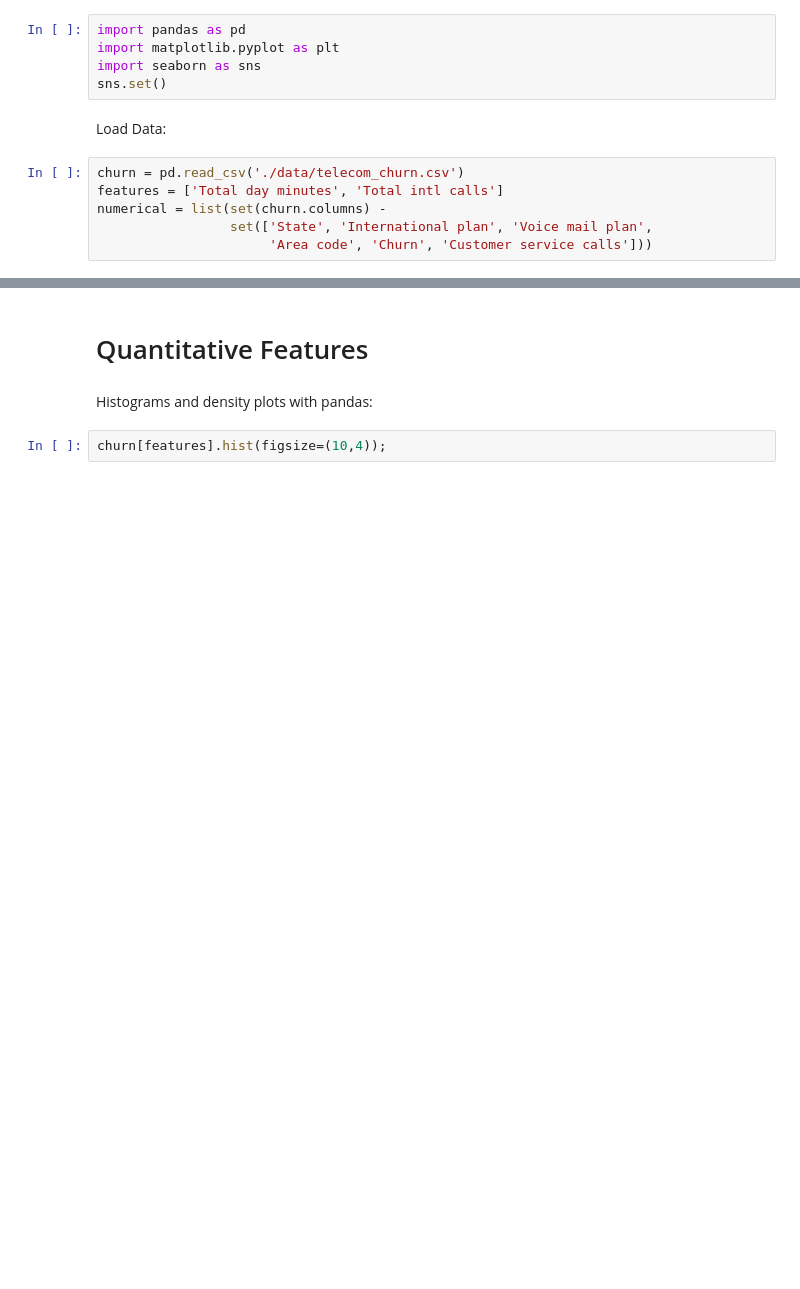
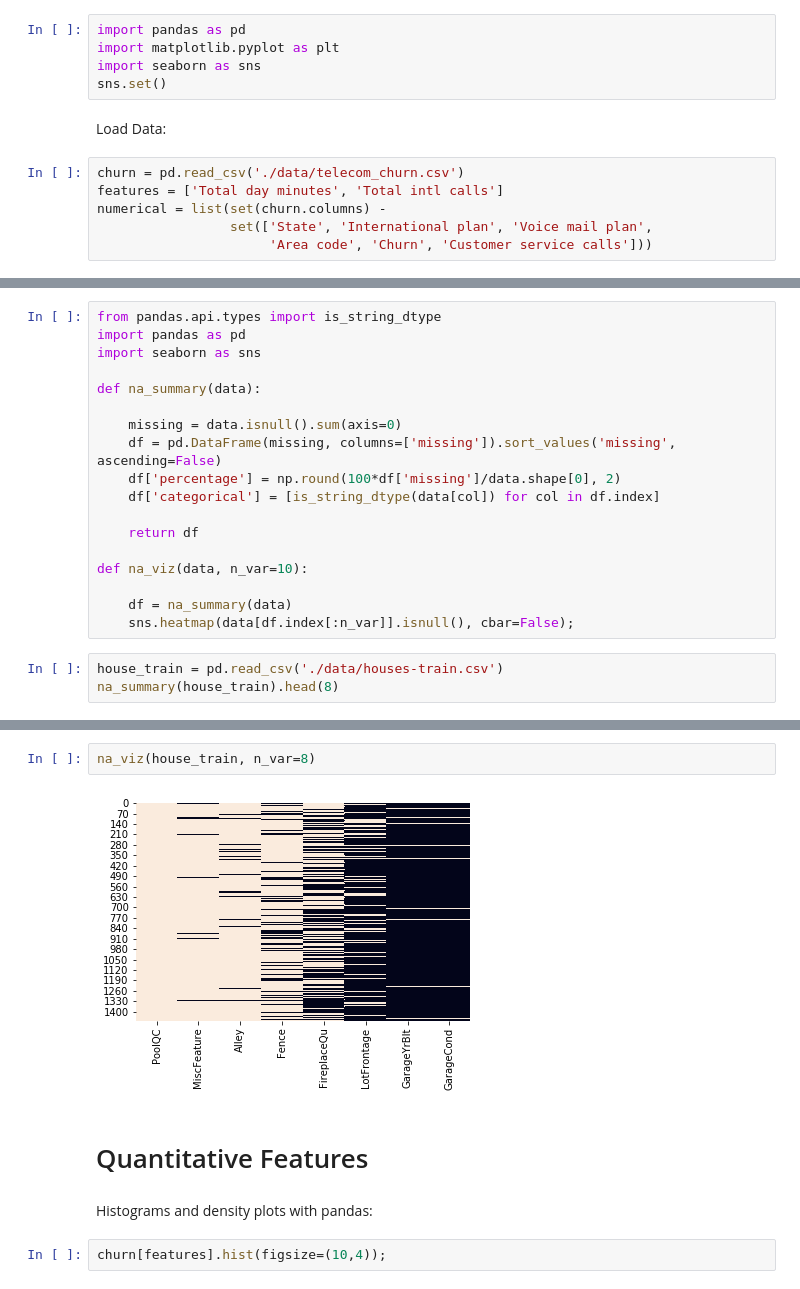
Before and after one commit to diegodebrito/data-science-toolbox, a Jupyter notebook: eda.ipynb, the cells around one changed output, grey strips where cells are left out. Drawn from its saved outputs; the diff is of its cells as text; blank space fills up the shorter version.

```diff
--- a/eda.ipynb
+++ b/eda.ipynb
@@ -13,0 +18,21 @@ numerical = list(set(churn.columns) -
+# %%
+from pandas.api.types import is_string_dtype
+import pandas as pd
+import seaborn as sns
+
+def na_summary(data):
+
+    missing = data.isnull().sum(axis=0)
+    df = pd.DataFrame(missing, columns=['missing']).sort_values('missing', ascending=False)
+    df['percentage'] = np.round(100*df['missing']/data.shape[0], 2)
+    df['categorical'] = [is_string_dtype(data[col]) for col in df.index]
+
+    return df
+
+def na_viz(data, n_var=10):
+
+    df = na_summary(data)
+    sns.heatmap(data[df.index[:n_var]].isnull(), cbar=False);
+# %%
+house_train = pd.read_csv('./data/houses-train.csv')
+na_summary(house_train).head(8)
@@ -14,3 +49,7 @@ numerical = list(set(churn.columns) -
+# %%
+na_viz(house_train, n_var=8)
+# %% [output]
+[figure, added]
 # %% [markdown]
 # Quantitative Features
 # %% [markdown]
```
Also changed, not shown: parts of 17 cells of this notebook, 1 other file.
